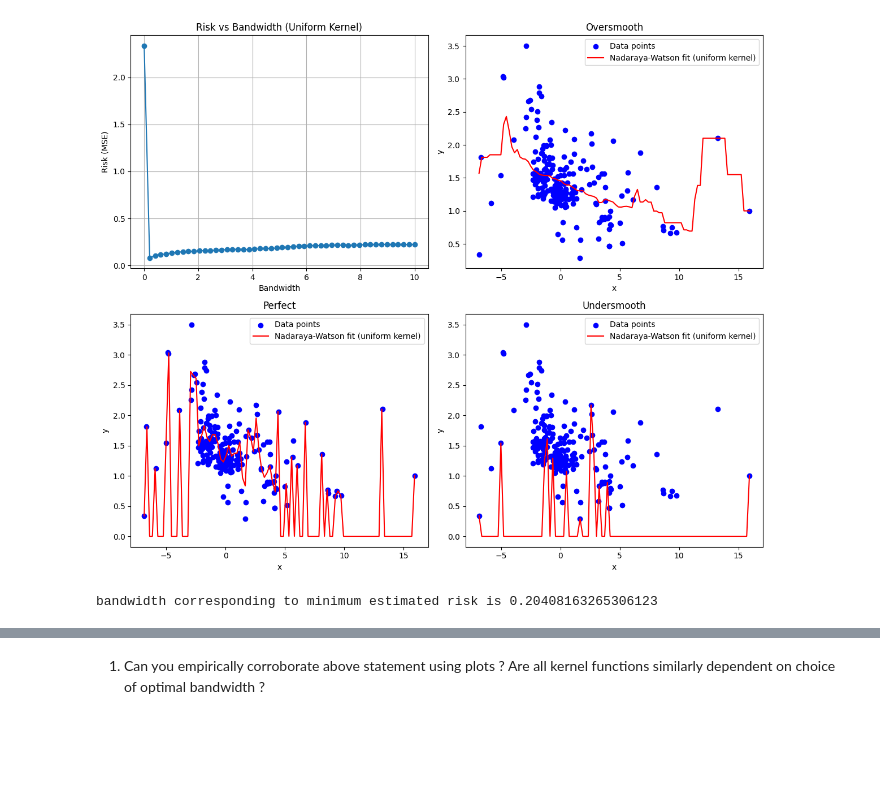
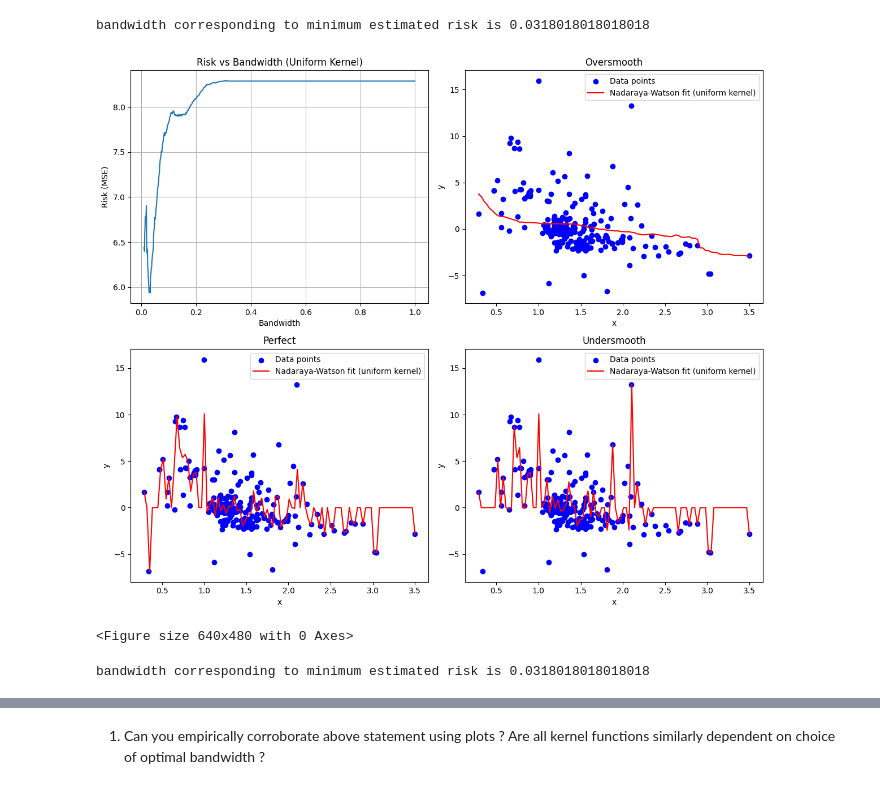
Before and after one commit to MalayKedia/CS215_assignments, a Jupyter notebook: Assignment3/q4/4.ipynb, the cells around one changed output, grey strips where cells are left out. Drawn from its saved outputs; the diff is of its cells as text; code cells hidden in the pictures; blank space fills up the shorter version.

```diff
--- a/Assignment3/q4/4.ipynb
+++ b/Assignment3/q4/4.ipynb
@@ -6,8 +6,10 @@ import matplotlib.pyplot as plt
 data_file = pd.read_csv('glass.txt', delimiter=r'\s+')
 data = data_file[['RI', 'Al']]
 
-x_data = data['RI'].values
-y_data = data['Al'].values
+data = data.iloc[np.random.permutation(len(data))].reset_index(drop=True)
+
+x_data = data['Al'].values
+y_data = data['RI'].values
 # %%
 class UniformKDE:
     def __init__(self, bandwidth=1.0):
@@ -74,15 +76,42 @@ bandwidths_Ukde, risks_Ukde, best_bandwidth_Ukde = risk_val(UniformKDE)
+# %%
+bandwidths_Ukde = np.linspace(0.01, 1, 1000)
+
+# bandwidths_Ukde = bandwidths_Ukde[1:]
+
+risks_Ukde = []
+for bandwidth in bandwidths_Ukde:
+
+    risk = k_fold_error(UniformKDE, x_data, y_data, bandwidth)
+    # print(risk)
+    risks_Ukde.append(risk)
+
+    # print(bandwidth)
+
+
+
+
+# print(risks_Ukde)
+# print(bandwidths_Ukde)
+
+best_bandwidth_Ukde = bandwidths_Ukde[np.argmin(risks_Ukde)]
+print(f"bandwidth corresponding to minimum estimated risk is {best_bandwidth_Ukde}")
+# %% [output]
+bandwidth corresponding to minimum estimated risk is 0.0318018018018018
 # %%
 fig, axs = plt.subplots(2, 2, figsize=(12, 10))
 
 # Plot risk vs bandwidth
-axs[0, 0].plot(bandwidths_Ukde, risks_Ukde, marker='o')
+axs[0, 0].plot(bandwidths_Ukde, risks_Ukde)
+# print(risks_Ukde)
+# axs[0, 0].set_xlim([0, 1])
+# axs[0, 0].set_ylim([4, 10])
 axs[0, 0].set_title('Risk vs Bandwidth (Uniform Kernel)')
 axs[0, 0].set_xlabel('Bandwidth')
 axs[0, 0].set_ylabel('Risk (MSE)')
 axs[0, 0].grid(True)
 
 # Oversmooth
-kde = UniformKDE(bandwidth=best_bandwidth_Ukde * 20)
+kde = UniformKDE(bandwidth=best_bandwidth_Ukde * 50)
 kde.fit(x_data, y_data)
 x_fit = np.linspace(min(x_data), max(x_data), 100)
 y_fit = kde.predict(x_fit)
@@ -91,39 +120,38 @@ axs[0, 1].plot(x_fit, y_fit, color='red', label='Nadaraya-Watson fit (uniform ke
 axs[0, 1].set_title('Oversmooth')
 axs[0, 1].set_xlabel('x')
 axs[0, 1].set_ylabel('y')
 axs[0, 1].legend()
 
 # perfect
 kde = UniformKDE(bandwidth=best_bandwidth_Ukde)
 kde.fit(x_data, y_data)
 y_fit = kde.predict(x_fit)
 axs[1, 0].scatter(x_data, y_data, color='blue', label='Data points')
 axs[1, 0].plot(x_fit, y_fit, color='red', label='Nadaraya-Watson fit (uniform kernel)')
 axs[1, 0].set_title('Perfect')
 axs[1, 0].set_xlabel('x')
 axs[1, 0].set_ylabel('y')
 axs[1, 0].legend()
 
 # undersmooth
-kde = UniformKDE(bandwidth=best_bandwidth_Ukde / 20)
+kde = UniformKDE(bandwidth=best_bandwidth_Ukde / 2)
 kde.fit(x_data, y_data)
 y_fit = kde.predict(x_fit)
 axs[1, 1].scatter(x_data, y_data, color='blue', label='Data points')
 axs[1, 1].plot(x_fit, y_fit, color='red', label='Nadaraya-Watson fit (uniform kernel)')
 axs[1, 1].set_title('Undersmooth')
 axs[1, 1].set_xlabel('x')
 axs[1, 1].set_ylabel('y')
 axs[1, 1].legend()
 
 
 plt.tight_layout()
 plt.show()
+
+plt.savefig("uniform_kernel_regression.png")
 # %% [output]
-[figure, old version]
+[figure, new version]
+<Figure size 640x480 with 0 Axes>
-# %%
-print(f"bandwidth corresponding to minimum estimated risk is {best_bandwidth}")
-# %% [output]
-bandwidth corresponding to minimum estimated risk is 0.20408163265306123
 # %%
 class EpanechnikovKDE:
     def __init__(self, bandwidth=1.0):
@@ -166,3 +198,22 @@ bandwidths_Ekde, risks_Ekde, best_bandwidth_Ekde = risk_val(EpanechnikovKDE)
+# %%
+bandwidths_Ekde = np.linspace(0.01, 1, 1000)
+risks_Ekde = []
+for bandwidth in bandwidths_Ekde:
+
+    risk = k_fold_error(UniformKDE, x_data, y_data, bandwidth)
+    # print(risk)
+    risks_Ekde.append(risk)
+
+    # print(bandwidth)
+
+
+# print(risks_Ekde)
+# print(bandwidths_Ekde)
+
+best_bandwidth_Ekde = bandwidths_Ekde[np.argmin(risks_Ekde)]
+print(f"bandwidth corresponding to minimum estimated risk is {best_bandwidth_Ekde}")
+# %% [output]
+bandwidth corresponding to minimum estimated risk is 0.0318018018018018
 # %%
 # Create subplots
 fig, axs = plt.subplots(2, 2, figsize=(12, 10))
```
Also changed, not shown: parts of 21 cells of this notebook.
